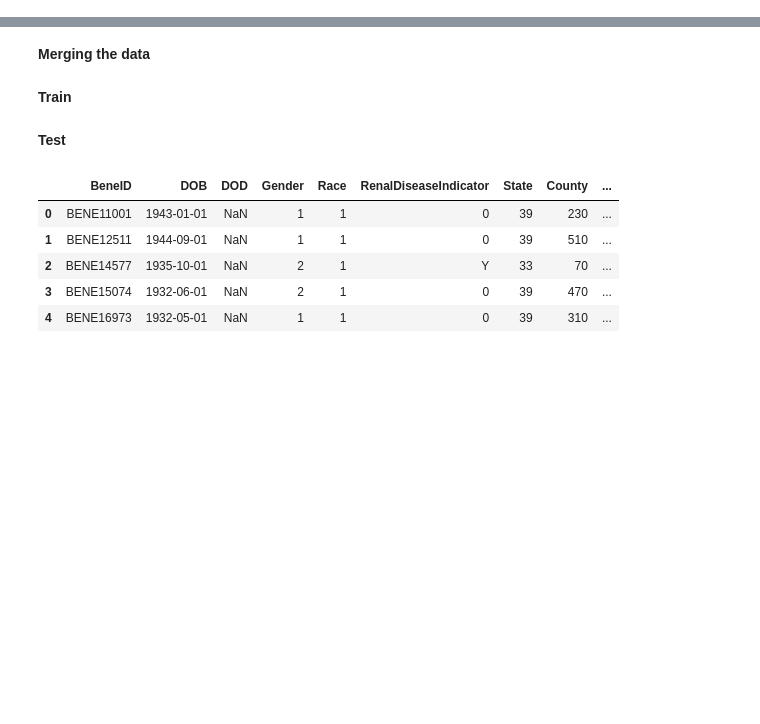
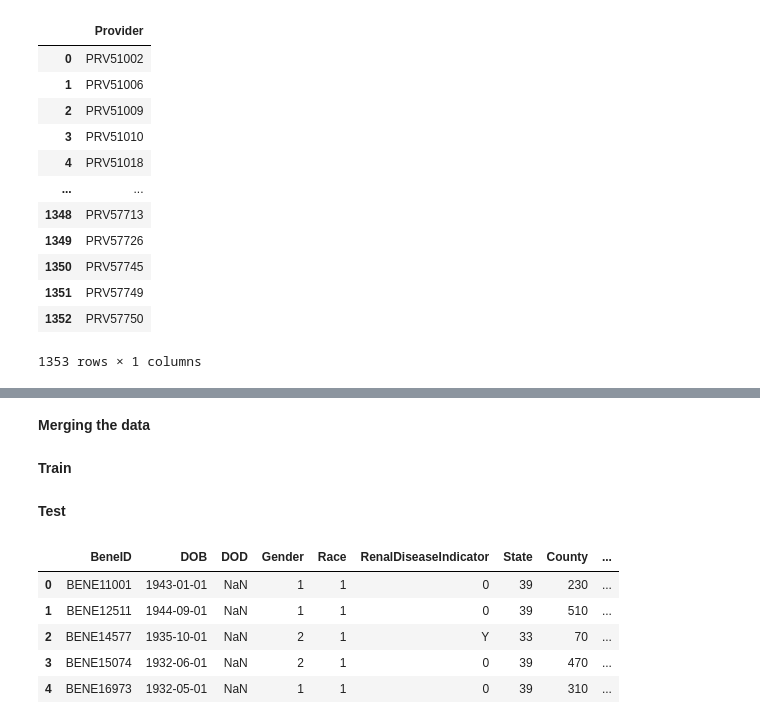
Before and after one commit to areias/healthcare_fraud, a Jupyter notebook: Logistic_Regression.ipynb, the cells around one changed output, grey strips where cells are left out. Cells and saved outputs as stored; diff of their text form; code cells hidden in the pictures; blank space fills up the shorter version.

```diff
--- a/Logistic_Regression.ipynb
+++ b/Logistic_Regression.ipynb
@@ -15,3 +16,19 @@ test_ben=pd.read_csv('Test_Beneficiarydata-1542969243754.csv')
 test_in=pd.read_csv('Test_Inpatientdata-1542969243754.csv')
 test_out=pd.read_csv('Test_Outpatientdata-1542969243754.csv')
 test=pd.read_csv('Test-1542969243754.csv')
+# %%
+test
+# %% [output]
+|  | Provider |
+| 0 | PRV51002 |
+| 1 | PRV51006 |
+| 2 | PRV51009 |
+| 3 | PRV51010 |
+| 4 | PRV51018 |
+| ... | ... |
+| 1348 | PRV57713 |
+| 1349 | PRV57726 |
+| 1350 | PRV57745 |
+| 1351 | PRV57749 |
+| 1352 | PRV57750 |
+1353 rows × 1 columns
```
Also changed, not shown: parts of 14 cells of this notebook.
